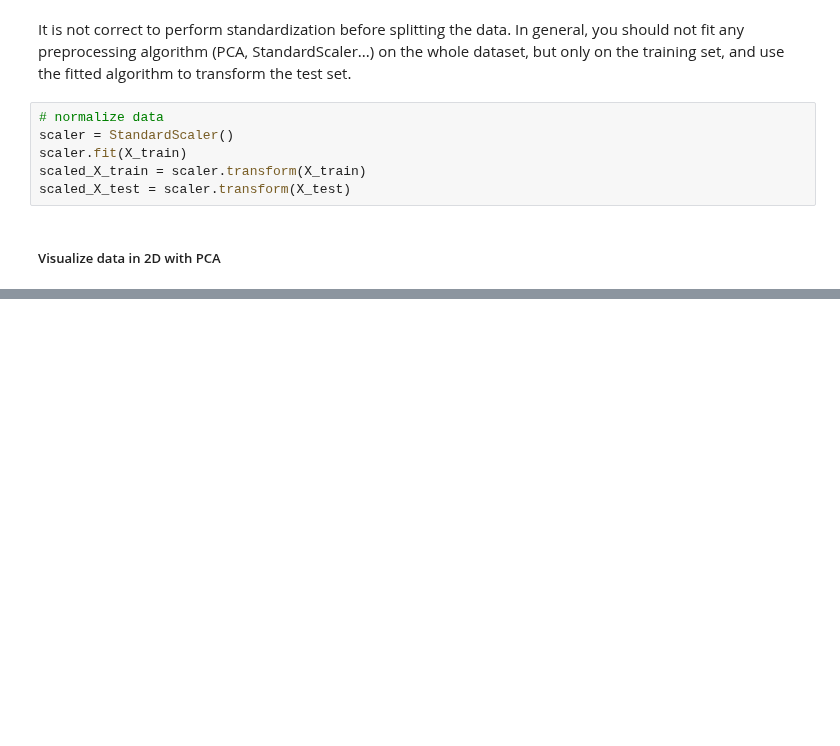
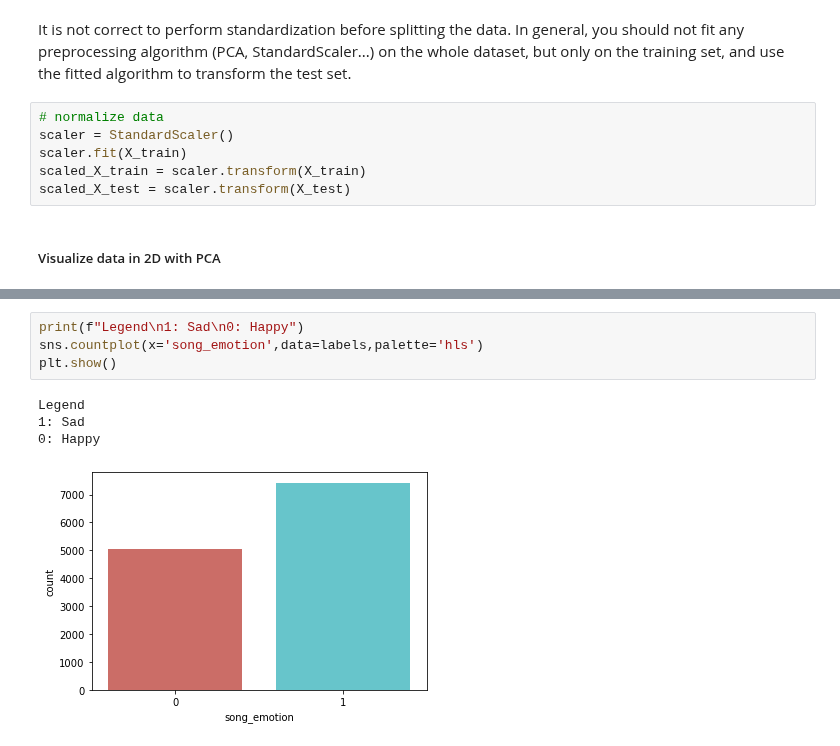
Before and after one commit to gaetanoantonicchio/DataMining-2, a Jupyter notebook: src/Module 2/Logistic Regression/Logistic-Regression_Song-Emotions.ipynb, the cells around one changed output, grey strips where cells are left out. Cells and saved outputs as stored; diff of their text form; blank space fills up the shorter version.

Commit message:
Update Logistic-Regression_Song-Emotions.ipynb
Logistic Regression classifier: no rfe (all echo audio-features) no regularization

```diff
--- a/src/Module 2/Logistic Regression/Logistic-Regression_Song-Emotions.ipynb
+++ b/src/Module 2/Logistic Regression/Logistic-Regression_Song-Emotions.ipynb
@@ -200,0 +242,9 @@ plt.show()
+# %%
+print(f"Legend\n1: Sad\n0: Happy")
+sns.countplot(x='song_emotion',data=labels,palette='hls')
+plt.show()
+# %% [output]
+Legend
+1: Sad
+0: Happy
+[figure, added]
```
Also changed, not shown: parts of 17 cells of this notebook.
